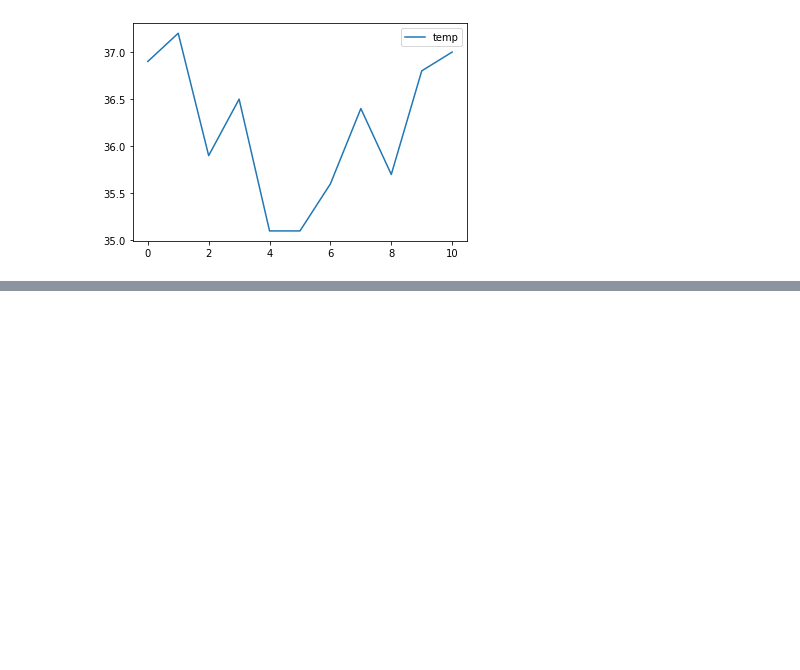
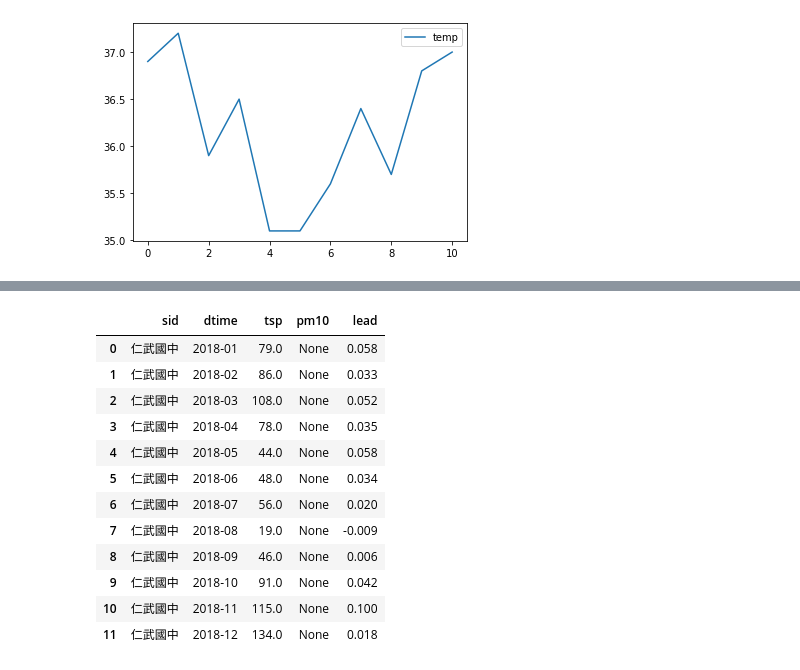
Before and after one commit to maloyang/KH20220820_Python_ML_DL, a Jupyter notebook: W03/W03_3_pandas_3.ipynb, the cells around one changed output, grey strips where cells are left out. Cells and saved outputs as stored; diff of their text form; code cells hidden in the pictures; blank space fills up the shorter version.

```diff
--- a/W03/W03_3_pandas_3.ipynb
+++ b/W03/W03_3_pandas_3.ipynb
@@ -216,0 +245,16 @@ df.plot()
+# %%
+df
+# %% [output]
+|  | sid | dtime | tsp | pm10 | lead |
+| 0 | 仁武國中 | 2018-01 | 79.0 | None | 0.058 |
+| 1 | 仁武國中 | 2018-02 | 86.0 | None | 0.033 |
+| 2 | 仁武國中 | 2018-03 | 108.0 | None | 0.052 |
+| 3 | 仁武國中 | 2018-04 | 78.0 | None | 0.035 |
+| 4 | 仁武國中 | 2018-05 | 44.0 | None | 0.058 |
+| 5 | 仁武國中 | 2018-06 | 48.0 | None | 0.034 |
+| 6 | 仁武國中 | 2018-07 | 56.0 | None | 0.020 |
+| 7 | 仁武國中 | 2018-08 | 19.0 | None | -0.009 |
+| 8 | 仁武國中 | 2018-09 | 46.0 | None | 0.006 |
+| 9 | 仁武國中 | 2018-10 | 91.0 | None | 0.042 |
+| 10 | 仁武國中 | 2018-11 | 115.0 | None | 0.100 |
+| 11 | 仁武國中 | 2018-12 | 134.0 | None | 0.018 |
```
Also changed, not shown: parts of 10 cells of this notebook, 2 other files.
